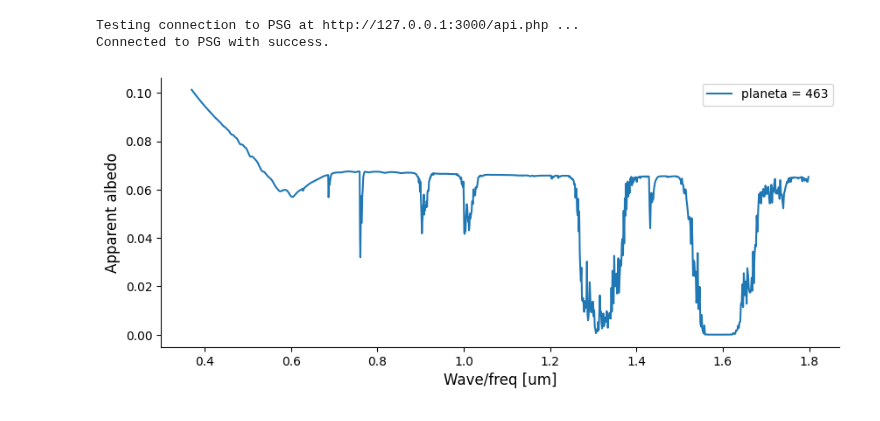
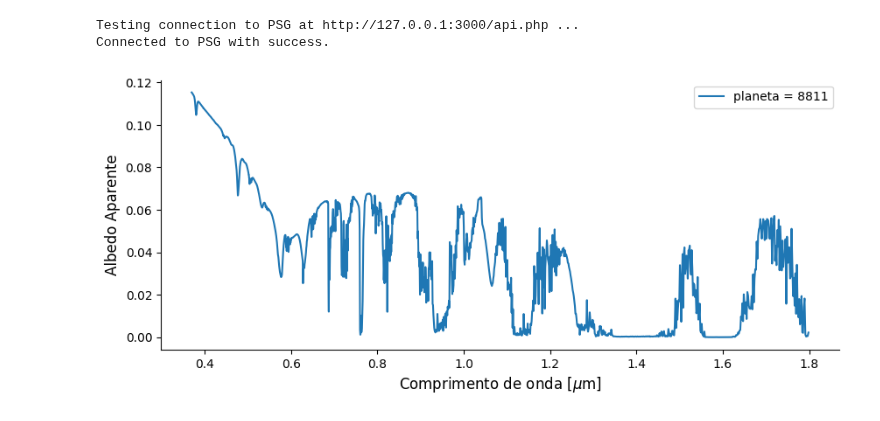
Before and after one commit to SarahBarbosa/geexhp, a Jupyter notebook: docs/terra_aleatoria.ipynb, the cells around one changed output. Cells and saved outputs as stored; diff of their text form; code cells hidden in the pictures.

```diff
--- a/docs/terra_aleatoria.ipynb
+++ b/docs/terra_aleatoria.ipynb
@@ -1,19 +1,2 @@
 # %% [markdown]
 ## Gerando conjunto de dados de planetas aleatórios
-# %%
-from geexhp import DataGen
-import pandas as pd
-import numpy as np
-import matplotlib.pyplot as plt
-
-plt.rcParams.update({
-            "axes.spines.right": False,
-            "axes.spines.top": False,
-            "font.size": 12,
-            "axes.labelsize": 12,
-            "axes.titlesize": 12,
-            "legend.fontsize": 10,
-            "xtick.labelsize": 10,
-            "ytick.labelsize": 10,
-            "figure.figsize" : (10, 4)
-            })
@@ -27,16 +15,7 @@ dg.gerador(nplanetas=10_000,verbose=True,instrumento="HWC", arq="dados")
-# %%
-df_rnd = pd.read_parquet("../data/dados.parquet")
-indice = np.random.randint(0, len(df_rnd))
-
-wavelength_str = df_rnd.iloc[indice]["WAVELENGHT"]
-wavelength = [float(value.strip()) for value in wavelength_str.split(',')]
-
-albedo_str = df_rnd.iloc[indice]["ALBEDO"]
-albedo = [float(value.strip()) for value in albedo_str.split(',')]
-
-_, ax = plt.subplots()
-ax.plot(wavelength, albedo, label = f"planeta = {indice}")
-ax.set(xlabel="Wave/freq [um]", ylabel="Apparent albedo")
-plt.legend();
-# %% [output]
-[figure, removed]
+# %%
+df_rnd = pd.read_parquet("../data/moderna10k.parquet")
+indice = np.random.randint(0, len(df_rnd))
+
+DataVis.plot_espectro(df_rnd, indice);
+# %% [output]
+[figure, added]
```
Also changed, not shown: parts of 2 cells of this notebook, 7 other files.
